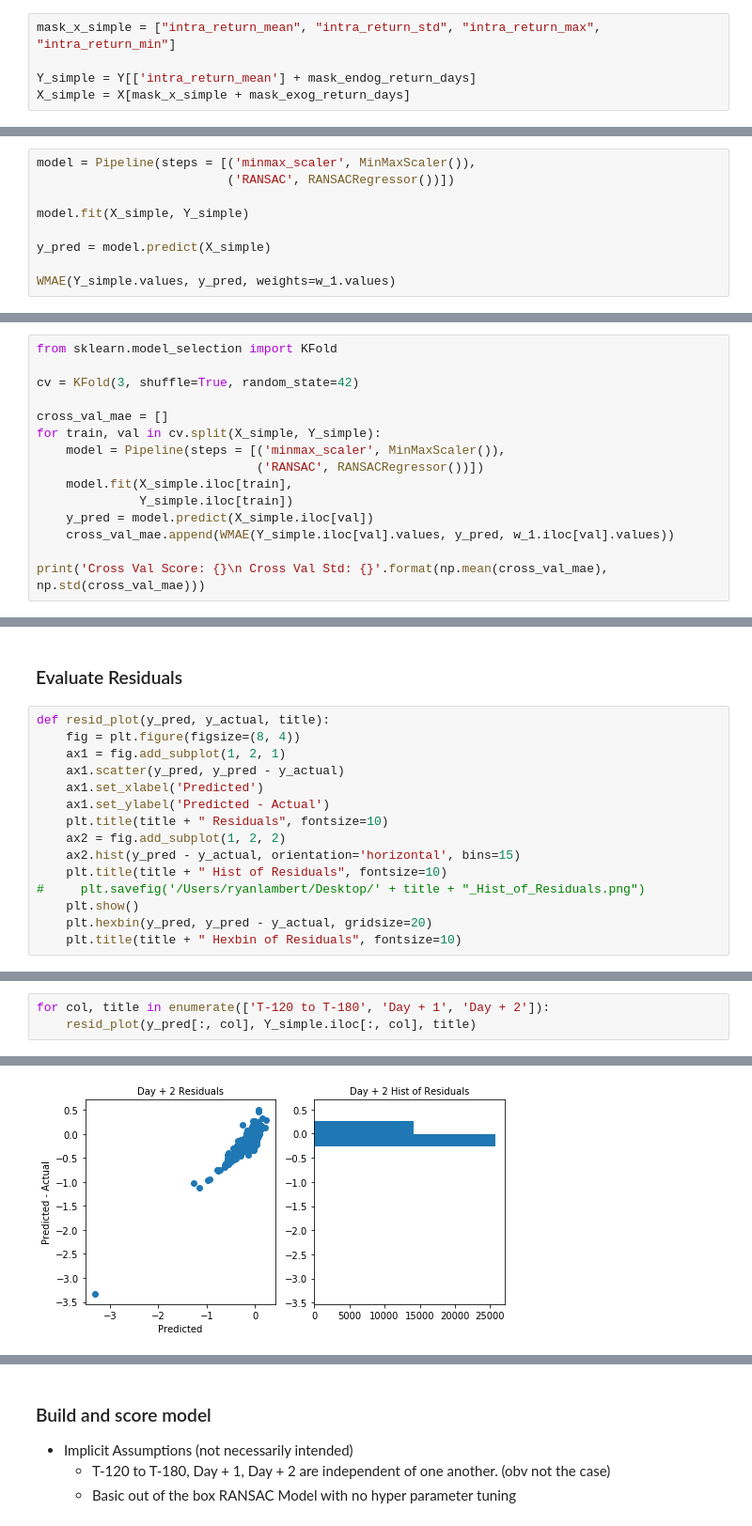
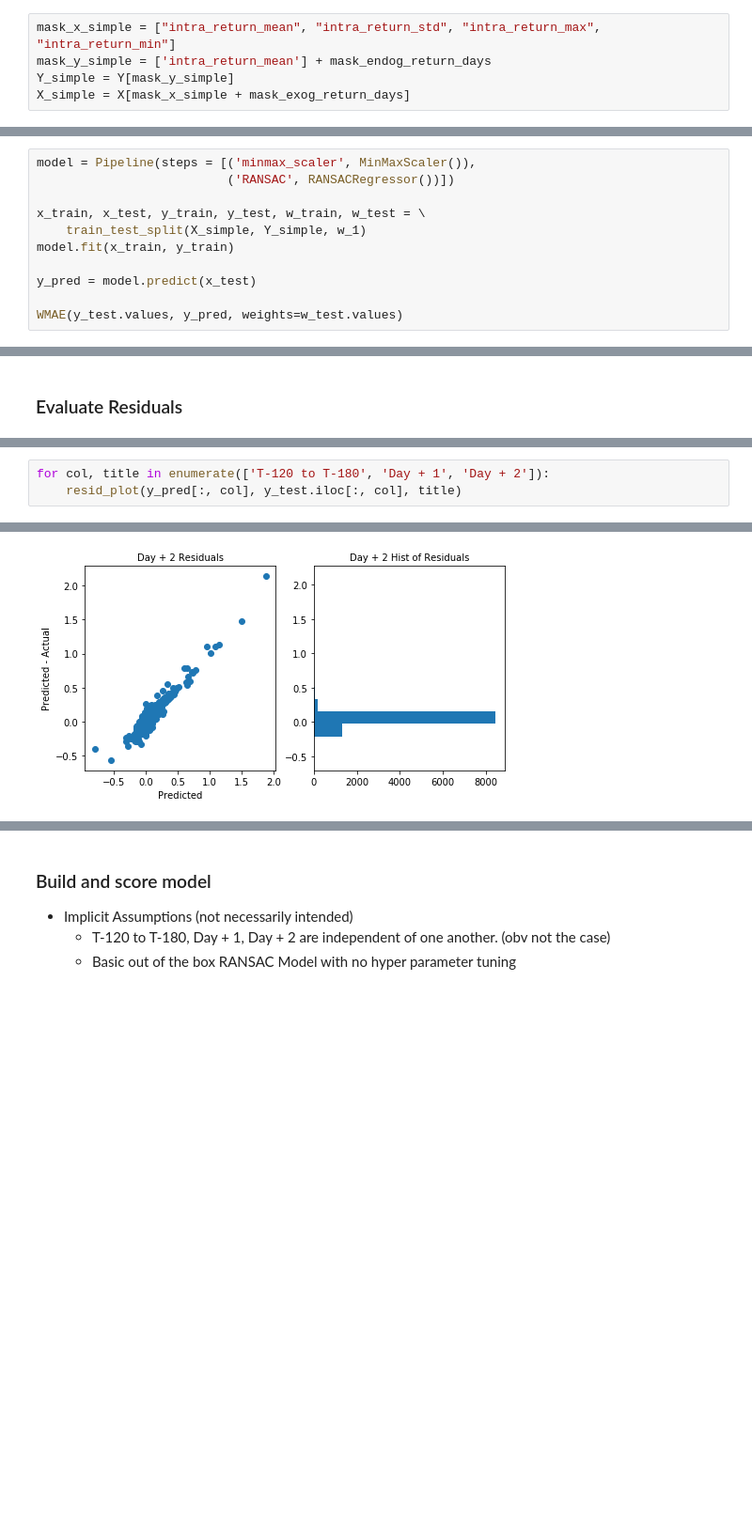
Before and after one commit to Ryanglambert/time_series, a Jupyter notebook: EDA Winton.ipynb, the cells around one changed output, grey strips where cells are left out. Shown at 94% size. Drawn from its saved outputs; the diff is of its cells as text; blank space fills up the shorter version.

```diff
--- a/EDA Winton.ipynb
+++ b/EDA Winton.ipynb
@@ -213,8 +215,8 @@ Try using .loc[row_indexer,col_indexer] = value instead
 See the caveats in the documentation: http://pandas.pydata.org/pandas-docs/stable/indexing.html#indexing-view-versus-copy
 # %%
 mask_x_simple = ["intra_return_mean", "intra_return_std", "intra_return_max", "intra_return_min"]
-
-Y_simple = Y[['intra_return_mean'] + mask_endog_return_days]
+mask_y_simple = ['intra_return_mean'] + mask_endog_return_days
+Y_simple = Y[mask_y_simple]
 X_simple = X[mask_x_simple + mask_exog_return_days]
 # %% [markdown]
 Apply the sample weights in training.
@@ -278,9 +290,11 @@ w_1 = pd.concat([w['Weight_Intraday'] * 60, w['Weight_Daily'], w['Weight_Daily']
 model = Pipeline(steps = [('minmax_scaler', MinMaxScaler()),
                           ('RANSAC', RANSACRegressor())])
 
-model.fit(X_simple, Y_simple)
+x_train, x_test, y_train, y_test, w_train, w_test = \
+    train_test_split(X_simple, Y_simple, w_1)
+model.fit(x_train, y_train)
 
-y_pred = model.predict(X_simple)
+y_pred = model.predict(x_test)
 
-WMAE(Y_simple.values, y_pred, weights=w_1.values)
+WMAE(y_test.values, y_pred, weights=w_test.values)
 # %% [output]
@@ -288,17 +310,2 @@ WMAE(Y_simple.values, y_pred, weights=w_1.values)
 # %% [markdown]
 ### Setup Cross Validation (with naive model)
-# %%
-from sklearn.model_selection import KFold
-
-cv = KFold(3, shuffle=True, random_state=42)
-
-cross_val_mae = []
-for train, val in cv.split(X_simple, Y_simple):
-    model = Pipeline(steps = [('minmax_scaler', MinMaxScaler()),
-                              ('RANSAC', RANSACRegressor())])
-    model.fit(X_simple.iloc[train],
-              Y_simple.iloc[train])
-    y_pred = model.predict(X_simple.iloc[val])
-    cross_val_mae.append(WMAE(Y_simple.iloc[val].values, y_pred, w_1.iloc[val].values))
-
-print('Cross Val Score: {}\n Cross Val Std: {}'.format(np.mean(cross_val_mae), np.std(cross_val_mae)))
@@ -308,17 +314,2 @@ Cross Val Score: 26808.539474113237
 # %% [markdown]
 ### Evaluate Residuals
-# %%
-def resid_plot(y_pred, y_actual, title):
-    fig = plt.figure(figsize=(8, 4))
-    ax1 = fig.add_subplot(1, 2, 1)
-    ax1.scatter(y_pred, y_pred - y_actual)
-    ax1.set_xlabel('Predicted')
-    ax1.set_ylabel('Predicted - Actual')
-    plt.title(title + " Residuals", fontsize=10)
-    ax2 = fig.add_subplot(1, 2, 2)
-    ax2.hist(y_pred - y_actual, orientation='horizontal', bins=15)
-    plt.title(title + " Hist of Residuals", fontsize=10)
-#     plt.savefig('/Users/ryanlambert/Desktop/' + title + "_Hist_of_Residuals.png")
-    plt.show()
-    plt.hexbin(y_pred, y_pred - y_actual, gridsize=20)
-    plt.title(title + " Hexbin of Residuals", fontsize=10)
@@ -325,4 +322,4 @@ def resid_plot(y_pred, y_actual, title):
 # %%
 for col, title in enumerate(['T-120 to T-180', 'Day + 1', 'Day + 2']):
-    resid_plot(y_pred[:, col], Y_simple.iloc[:, col], title)
+    resid_plot(y_pred[:, col], y_test.iloc[:, col], title)
 # %% [output]
@@ -333 +330 @@ for col, title in enumerate(['T-120 to T-180', 'Day + 1', 'Day + 2']):
-[figure, old version]
+[figure, new version]
```
Also changed, not shown: parts of 40 cells of this notebook, 2 other files.
